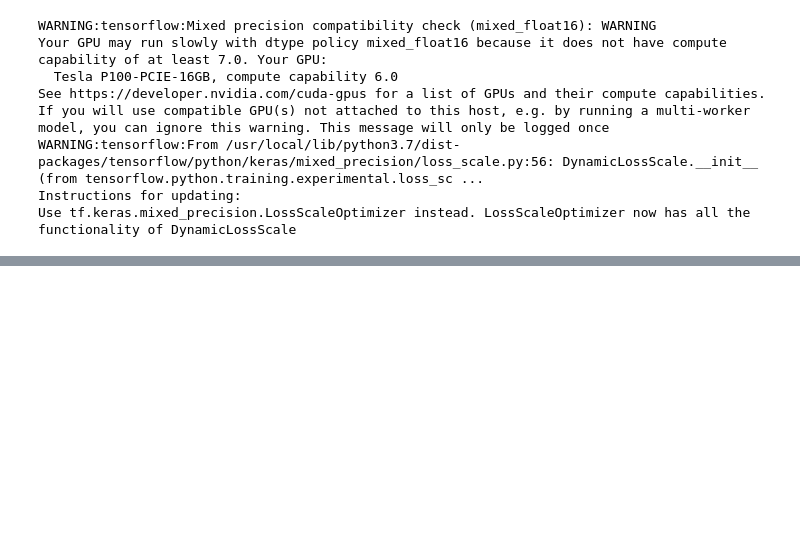
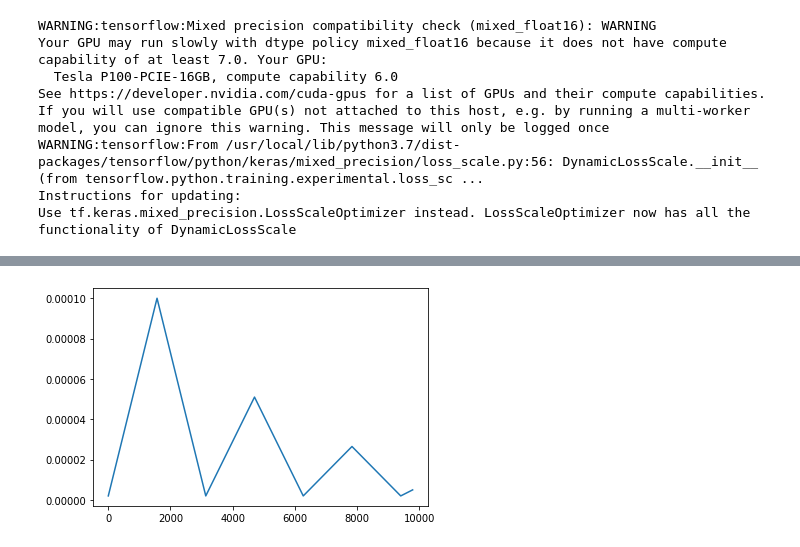
Before and after one commit to ShivamShrirao/imagenette-tests, a Jupyter notebook: Tiny_Imagenet_test.ipynb, the cells around one changed output, grey strips where cells are left out. Saved outputs shown, nothing was run; the diff lists cells and outputs as text; code cells hidden in the pictures; blank space fills up the shorter version.

```diff
--- a/Tiny_Imagenet_test.ipynb
+++ b/Tiny_Imagenet_test.ipynb
@@ -261,10 +286,15 @@ plt.show()
 # %%
 def get_wdc(i):
     wdc = CONFIG.weight_decay*clr(i)/CONFIG.max_lr
     if tf.executing_eagerly():
         return wdc.numpy()
     else:
         return wdc
+wdc_log = [get_wdc(i) for i in domain]
+plt.plot(domain, wdc_log)
+plt.show()
+# %% [output]
+[figure, added]
 # %%
 if CONFIG.optimizer == 'adamw':
     opt = tfa.optimizers.AdamW(learning_rate=clr, weight_decay=lambda : CONFIG.weight_decay)
```
Also changed, not shown: parts of 28 cells of this notebook.
